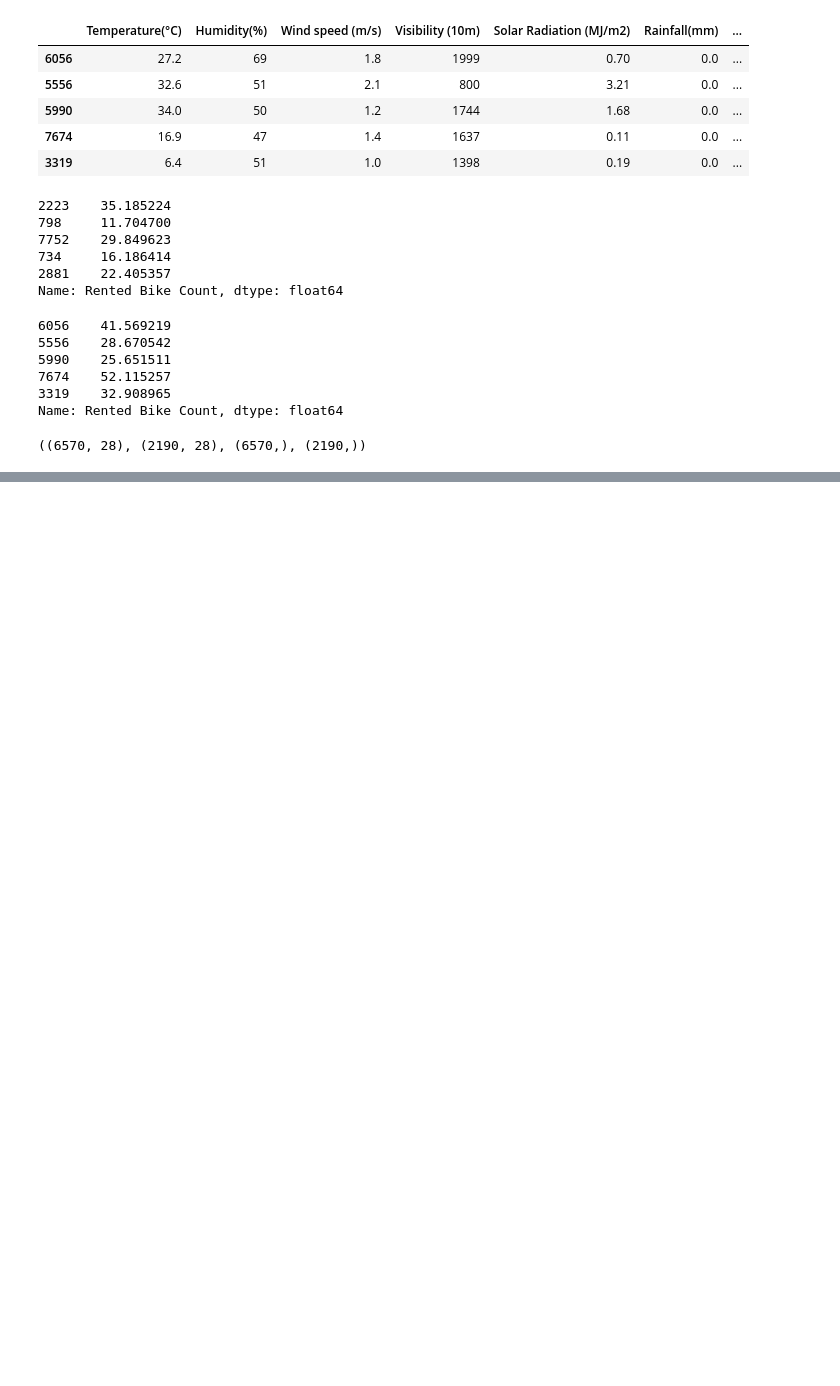
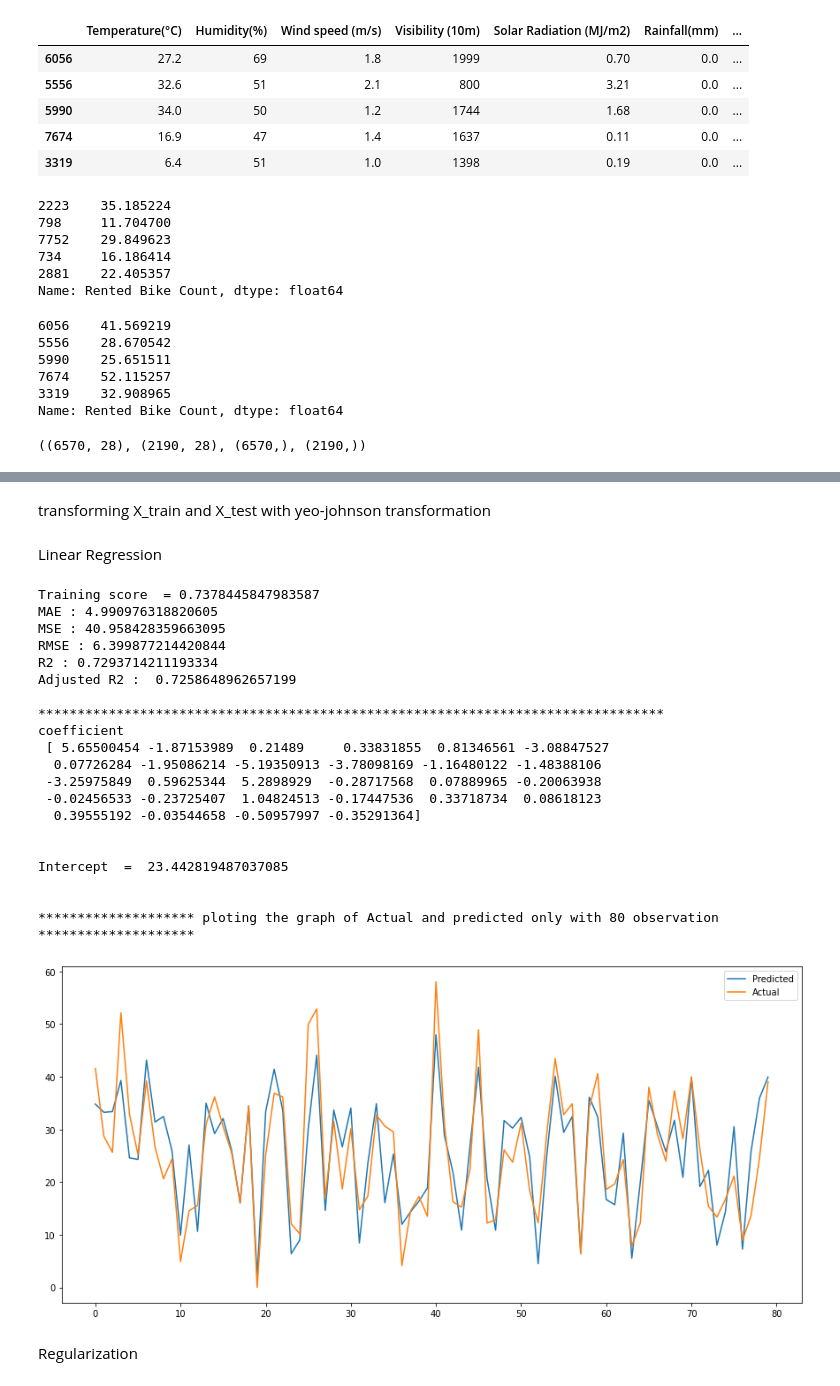
Before and after one commit to fathimajafir/Seoul-Bike-Sharing-Demand-Prediction, a Jupyter notebook: Copy_of_Bike_Sharing_Demand_Prediction_Capstone_Project.ipynb, the cells around one changed output, grey strips where cells are left out. Drawn from its saved outputs; the diff is of its cells as text; code cells hidden in the pictures; blank space fills up the shorter version.

```diff
--- a/Copy_of_Bike_Sharing_Demand_Prediction_Capstone_Project.ipynb
+++ b/Copy_of_Bike_Sharing_Demand_Prediction_Capstone_Project.ipynb
@@ -545,0 +677,9 @@ X_train.shape, X_test.shape, y_train.shape, y_test.shape
+# %% [markdown]
+transforming X_train and X_test with yeo-johnson transformation
+# %%
+from sklearn.preprocessing import PowerTransformer,MinMaxScaler
+yeo = PowerTransformer()
+X_train_trans = yeo.fit_transform(X_train) # fit transform the training set
+X_test_trans = yeo.transform(X_test) #tranform the test set
+# %% [markdown]
+Linear Regression
@@ -545,0 +689,27 @@ X_train.shape, X_test.shape, y_train.shape, y_test.shape
+# %%
+# importing Fitting the linear regression model with our score matrix function
+score_metrix(LinearRegression(),X_train_trans,X_test_trans,y_train,y_test)
+# %% [output]
+Training score  = 0.7378445847983587
+MAE : 4.990976318820605
+MSE : 40.958428359663095
+RMSE : 6.399877214420844
+R2 : 0.7293714211193334
+Adjusted R2 :  0.7258648962657199
+
+********************************************************************************
+coefficient
+ [ 5.65500454 -1.87153989  0.21489     0.33831855  0.81346561 -3.08847527
+  0.07726284 -1.95086214 -5.19350913 -3.78098169 -1.16480122 -1.48388106
+ -3.25975849  0.59625344  5.2898929  -0.28717568  0.07889965 -0.20063938
+ -0.02456533 -0.23725407  1.04824513 -0.17447536  0.33718734  0.08618123
+  0.39555192 -0.03544658 -0.50957997 -0.35291364]
+
+
+Intercept  =  23.442819487037085
+
+
+******************** ploting the graph of Actual and predicted only with 80 observation ********************
+[figure, added]
+# %% [markdown]
+Regularization
```
Also changed, not shown: parts of 7 cells of this notebook.
